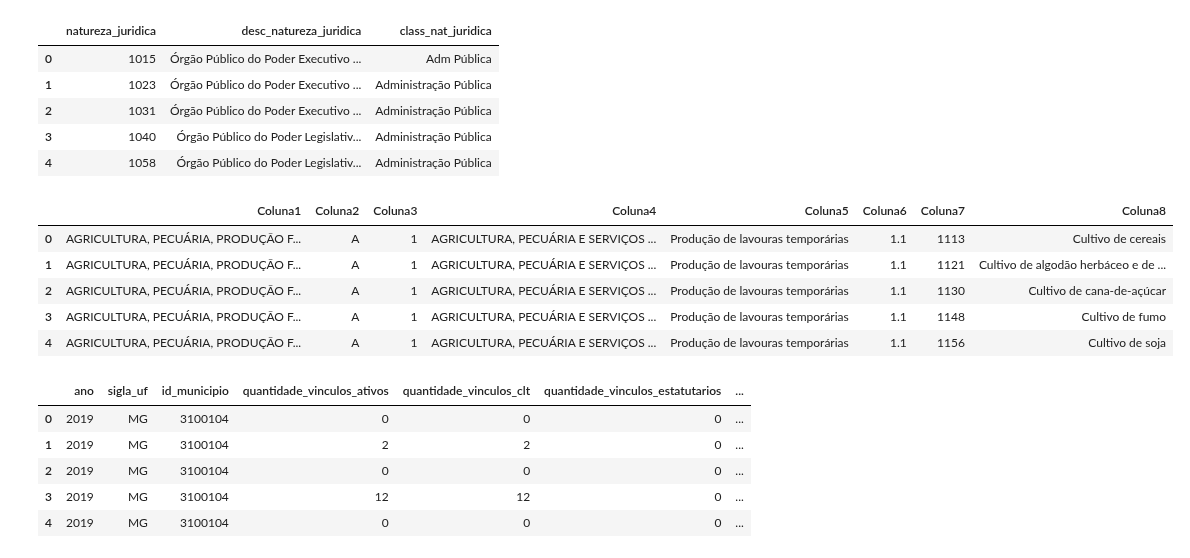
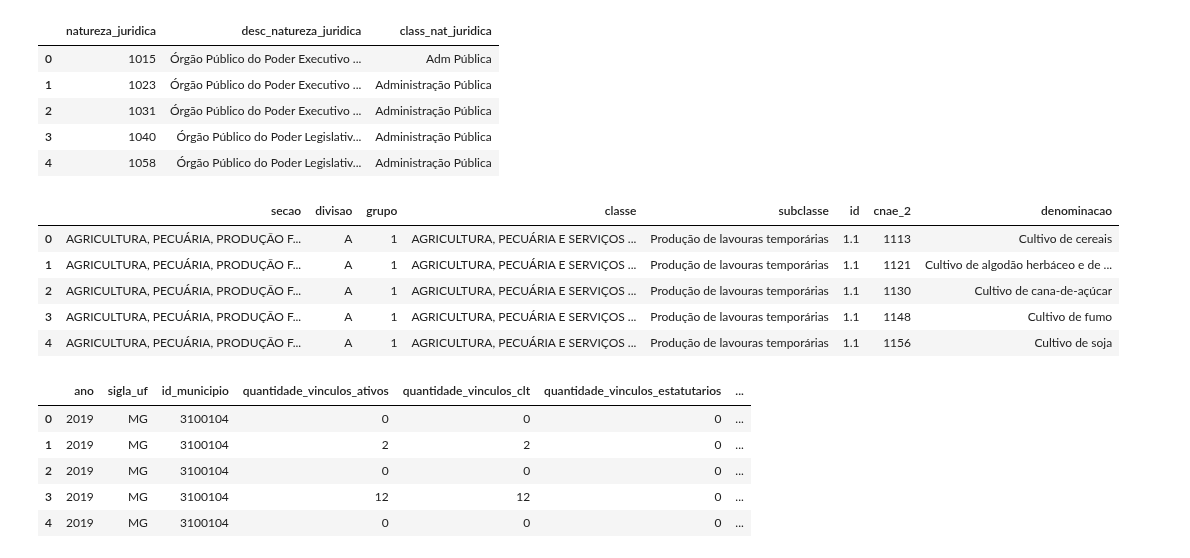
Before and after one commit to Leonardo-Dias-Up/Leonardo-Dias-Up, a Jupyter notebook: Análise_Multivariada_RAIS.ipynb, the cells around one changed output. Saved outputs shown, nothing was run; the diff lists cells and outputs as text; code cells hidden in the pictures.

```diff
--- a/Análise_Multivariada_RAIS.ipynb
+++ b/Análise_Multivariada_RAIS.ipynb
@@ -52,9 +52,10 @@ nat_juridica.head()
 | 4 | 1058 | Órgão Público do Poder Legislativ... | Administração Pública |
 # %%
 cnae2 = pd.read_excel(r'/content/drive/MyDrive/Colab Notebooks/Análise Multivariada /ID_CNAE20_EstruturaDetalhada.xlsx')
+cnae2.columns = ['secao','divisao','grupo','classe','subclasse','id','cnae_2','denominacao']
 cnae2.head()
 # %% [output]
-|  | Coluna1 | Coluna2 | Coluna3 | Coluna4 | Coluna5 | Coluna6 | Coluna7 | Coluna8 |
+|  | secao | divisao | grupo | classe | subclasse | id | cnae_2 | denominacao |
 | 0 | AGRICULTURA, PECUÁRIA, PRODUÇÃO F... | A | 1 | AGRICULTURA, PECUÁRIA E SERVIÇOS ... | Produção de lavouras temporárias | 1.1 | 1113 | Cultivo de cereais |
 | 1 | AGRICULTURA, PECUÁRIA, PRODUÇÃO F... | A | 1 | AGRICULTURA, PECUÁRIA E SERVIÇOS ... | Produção de lavouras temporárias | 1.1 | 1121 | Cultivo de algodão herbáceo e de ... |
 | 2 | AGRICULTURA, PECUÁRIA, PRODUÇÃO F... | A | 1 | AGRICULTURA, PECUÁRIA E SERVIÇOS ... | Produção de lavouras temporárias | 1.1 | 1130 | Cultivo de cana-de-açúcar |
```
Also changed, not shown: parts of 5 cells of this notebook.
